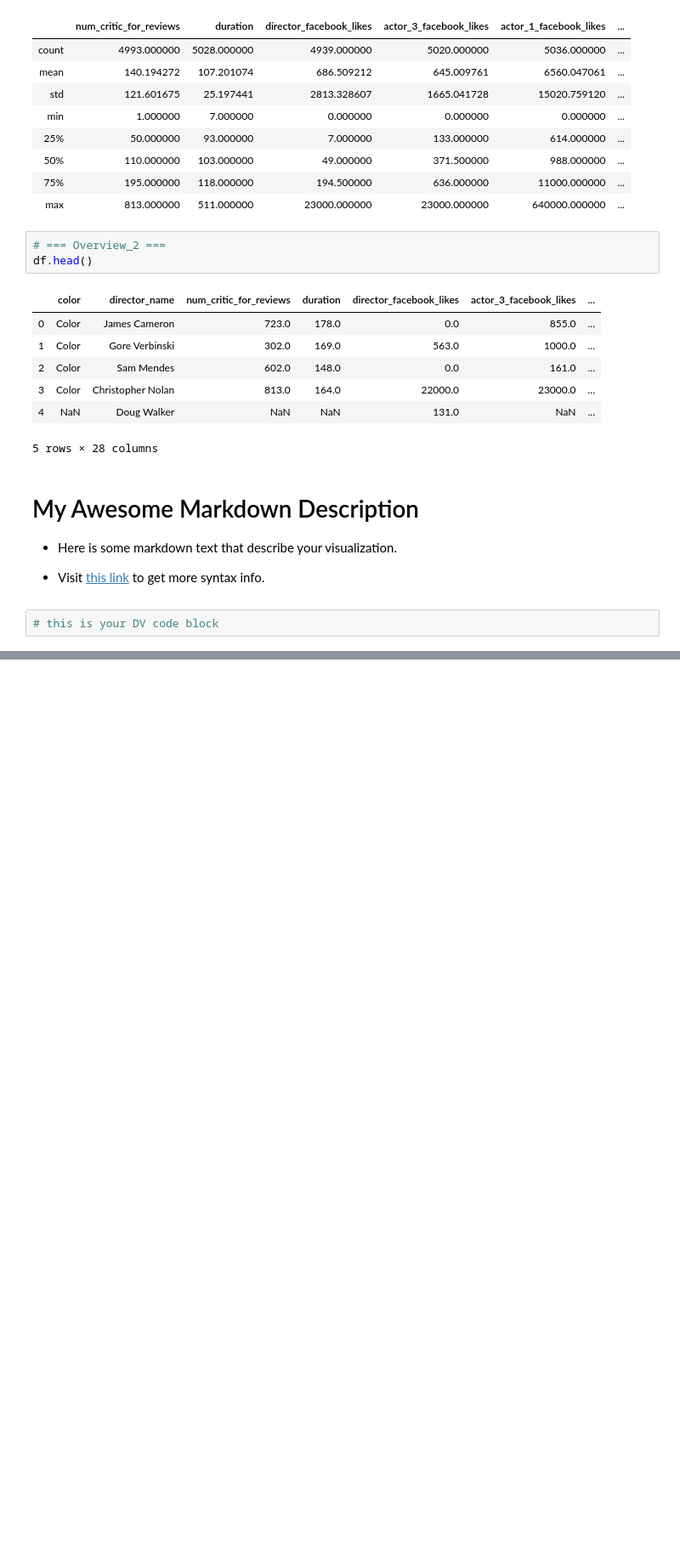
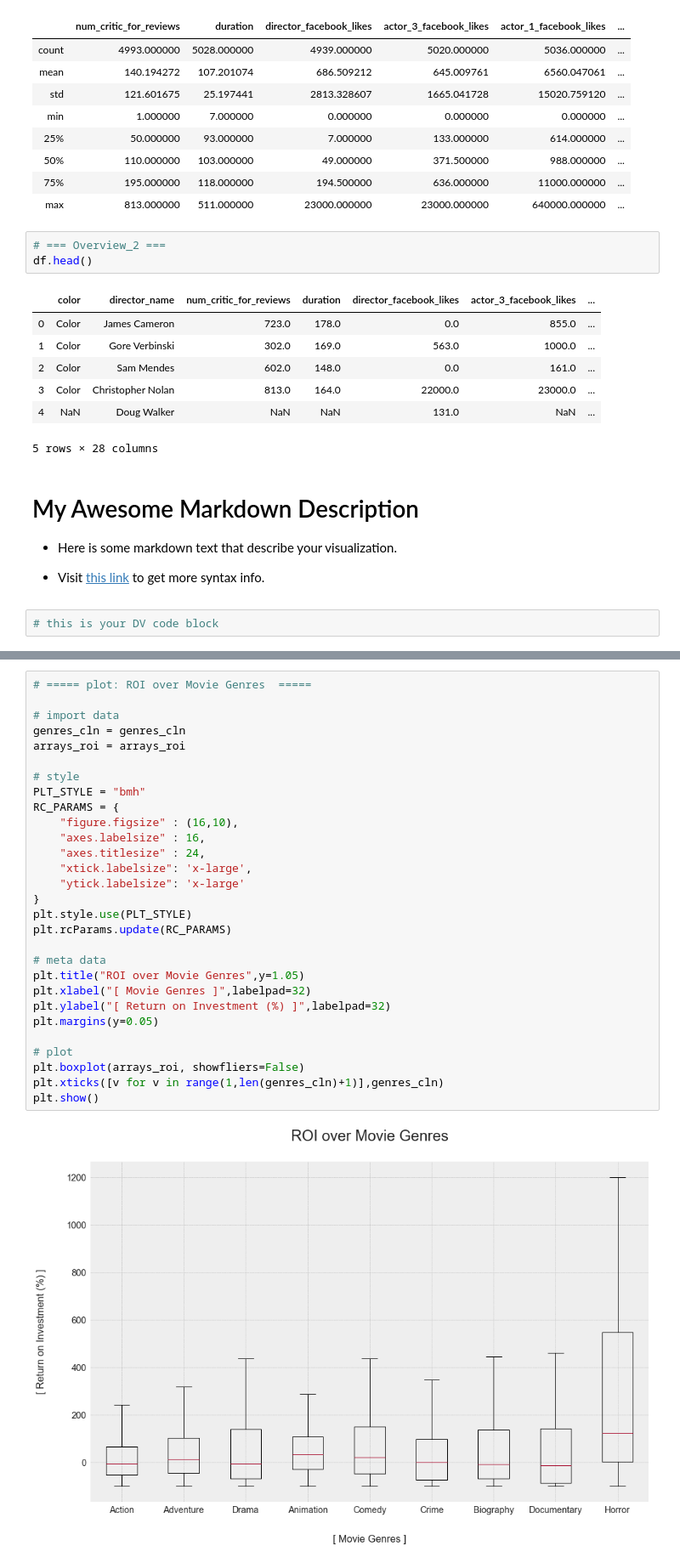
Before and after one commit to thitta/IS590DV-Group-Project, a Jupyter notebook: core.ipynb, the cells around one changed output, grey strips where cells are left out. Shown: that part at 85% size. Cells and saved outputs as stored; diff of their text form; blank space fills up the shorter version.

```diff
--- a/core.ipynb
+++ b/core.ipynb
@@ -48,0 +136,31 @@ df.head()
+# %%
+# ===== plot: ROI over Movie Genres  =====
+
+# import data
+genres_cln = genres_cln
+arrays_roi = arrays_roi
+
+# style
+PLT_STYLE = "bmh"
+RC_PARAMS = {
+    "figure.figsize" : (16,10),
+    "axes.labelsize" : 16,
+    "axes.titlesize" : 24,
+    "xtick.labelsize": 'x-large',
+    "ytick.labelsize": 'x-large'
+}
+plt.style.use(PLT_STYLE)
+plt.rcParams.update(RC_PARAMS)
+
+# meta data
+plt.title("ROI over Movie Genres",y=1.05)
+plt.xlabel("[ Movie Genres ]",labelpad=32)
+plt.ylabel("[ Return on Investment (%) ]",labelpad=32)
+plt.margins(y=0.05)
+
+# plot
+plt.boxplot(arrays_roi, showfliers=False)
+plt.xticks([v for v in range(1,len(genres_cln)+1)],genres_cln)
+plt.show()
+# %% [output]
+[figure, added]
```
Also changed, not shown: parts of 4 cells of this notebook, 1 other file.
